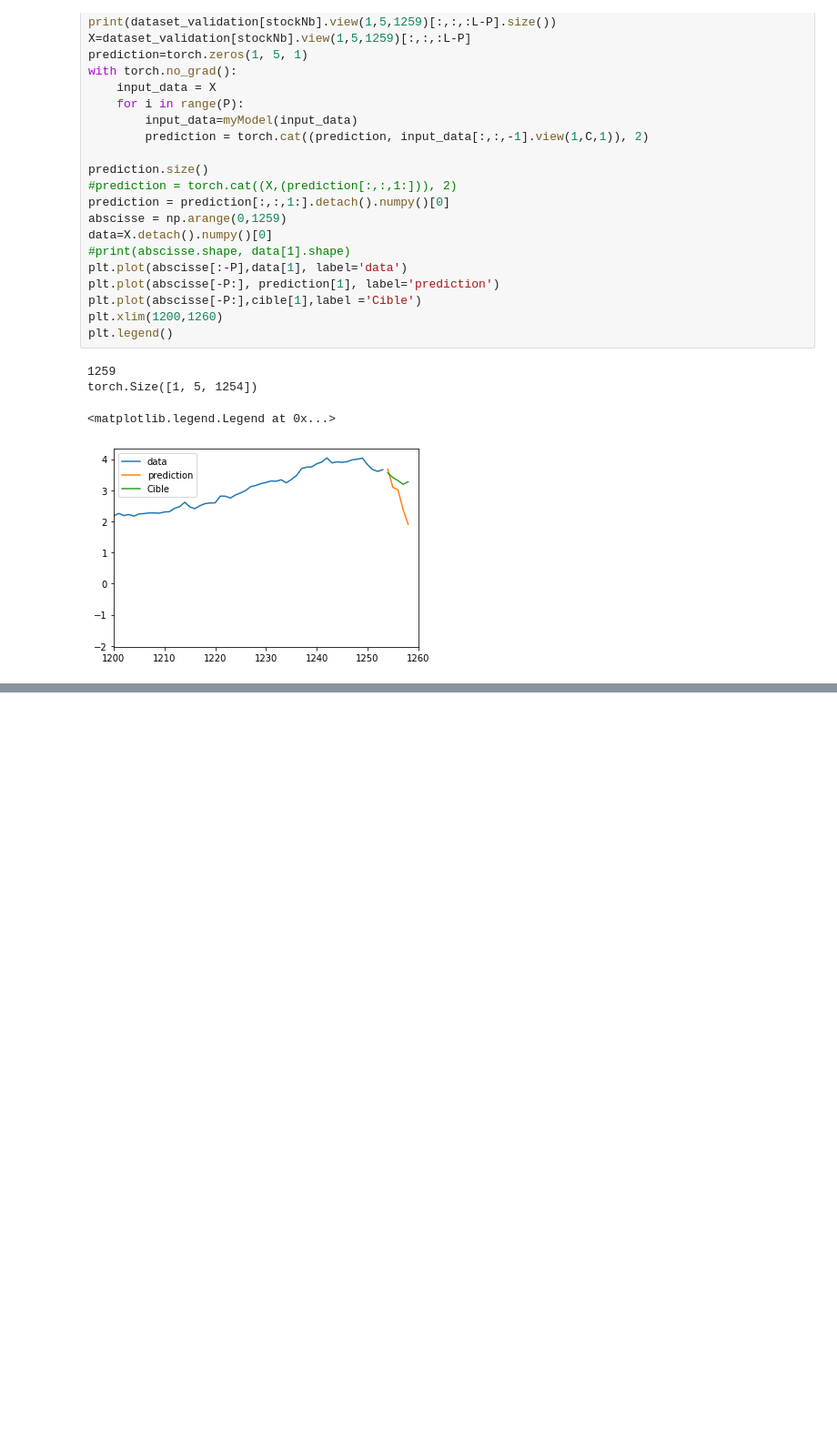
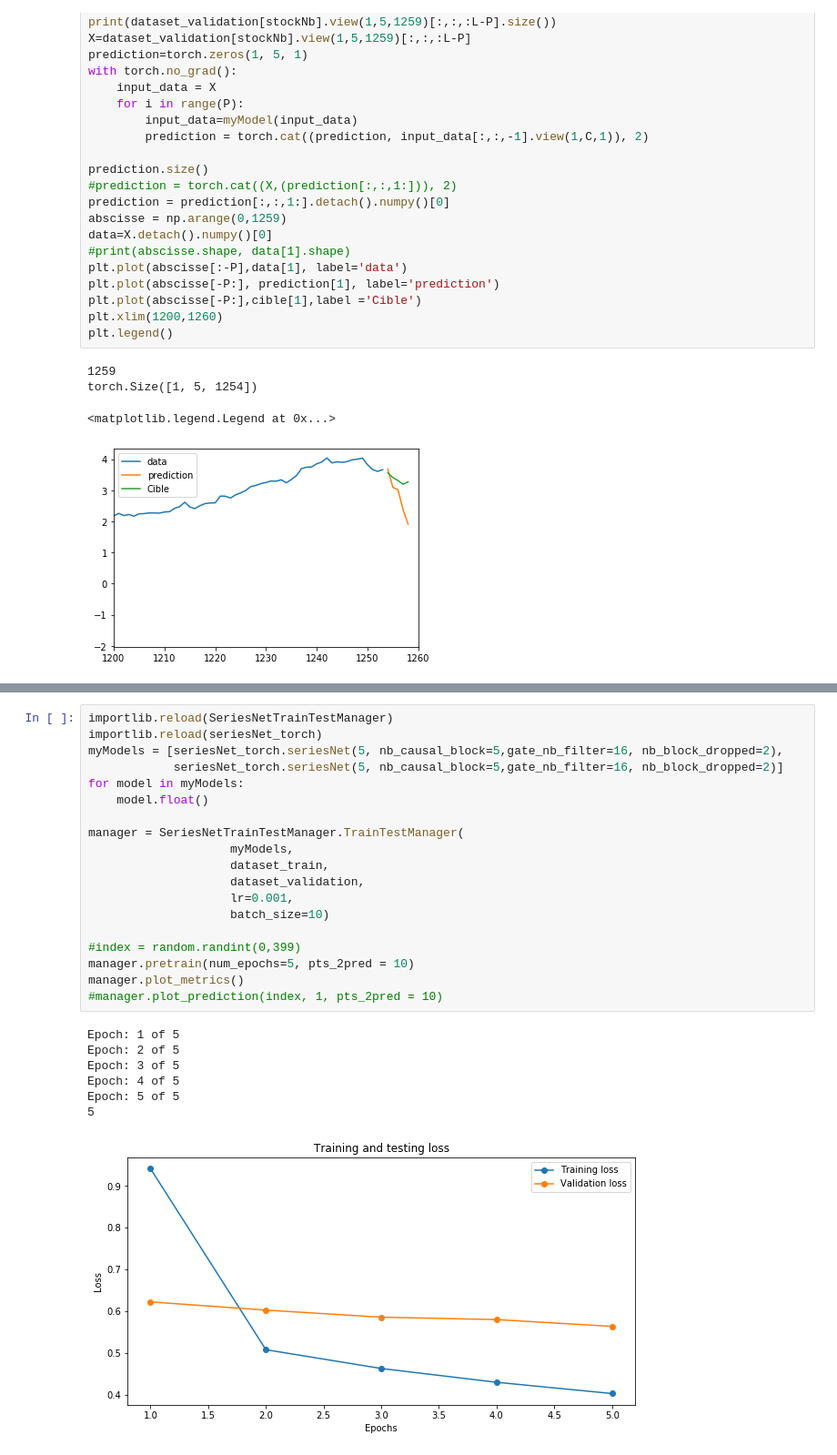
Before and after one commit to mdurandgasselin/IFT-725-TimeSeries, a Jupyter notebook: test_seriesNet.ipynb, the cells around one changed output, grey strips where cells are left out. Shown at 91% size. Cells and saved outputs as stored; diff of their text form; blank space fills up the shorter version.

```diff
--- a/test_seriesNet.ipynb
+++ b/test_seriesNet.ipynb
@@ -385,0 +649,27 @@ torch.Size([1, 5, 1254])
+# %%
+importlib.reload(SeriesNetTrainTestManager)
+importlib.reload(seriesNet_torch)
+myModels = [seriesNet_torch.seriesNet(5, nb_causal_block=5,gate_nb_filter=16, nb_block_dropped=2),
+            seriesNet_torch.seriesNet(5, nb_causal_block=5,gate_nb_filter=16, nb_block_dropped=2)]
+for model in myModels:
+    model.float()
+
+manager = SeriesNetTrainTestManager.TrainTestManager(
+                    myModels,
+                    dataset_train,
+                    dataset_validation,
+                    lr=0.001,
+                    batch_size=10)
+
+#index = random.randint(0,399)
+manager.pretrain(num_epochs=5, pts_2pred = 10)
+manager.plot_metrics()
+#manager.plot_prediction(index, 1, pts_2pred = 10)
+# %% [output]
+Epoch: 1 of 5
+Epoch: 2 of 5
+Epoch: 3 of 5
+Epoch: 4 of 5
+Epoch: 5 of 5
+5
+[figure, added]
```
Also changed, not shown: parts of 14 cells of this notebook, 3 other files.
